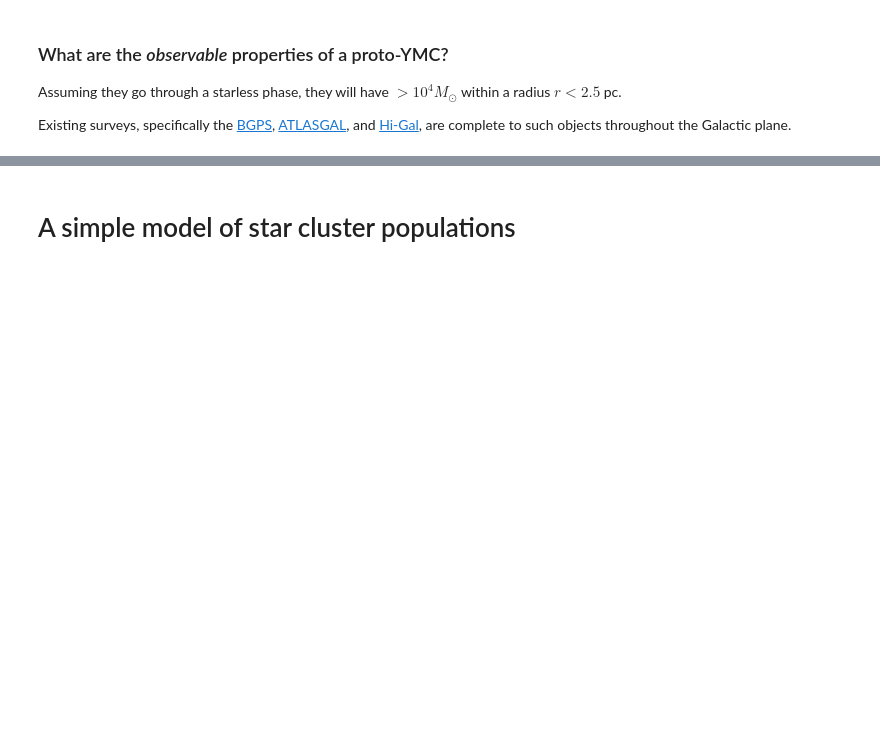
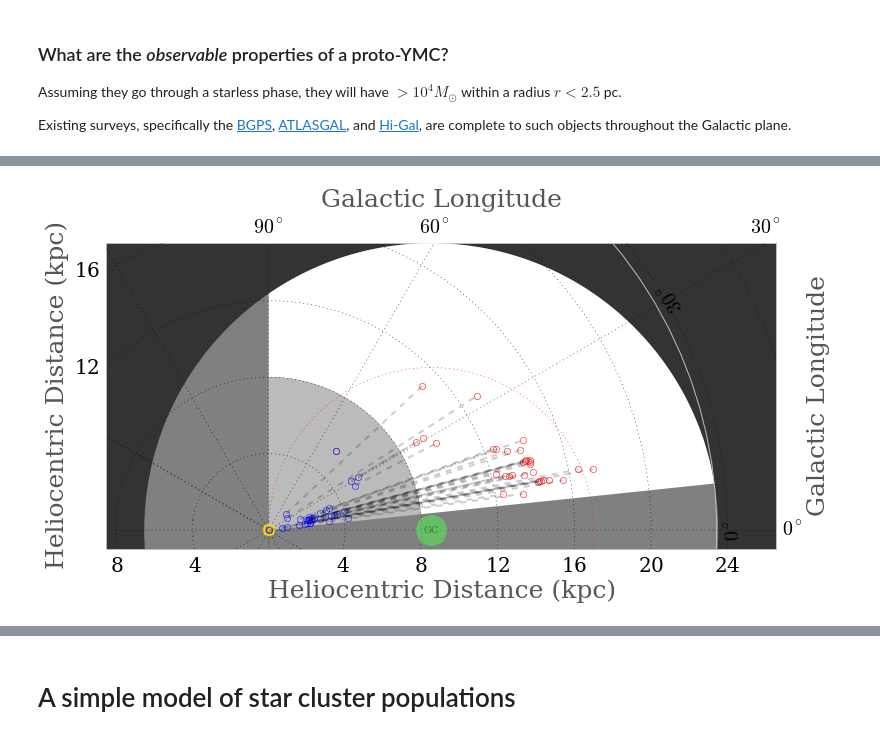
Before and after one commit to keflavich/protoclusterslides, a Jupyter notebook: ModelOfClusterFormation.ipynb, the cells around one changed output, grey strips where cells are left out. Drawn from its saved outputs; the diff is of its cells as text; code cells hidden in the pictures; blank space fills up the shorter version.

```diff
--- a/ModelOfClusterFormation.ipynb
+++ b/ModelOfClusterFormation.ipynb
@@ -87,0 +216,12 @@ Existing surveys, specifically the [BGPS](irsa.ipac.caltech.edu/data/BOLOCAM_GPS
+# %%
+mw = milkywayplots.MilkywayPlot(figure(figsize=(12,7)))
+mw.do_everything(mindist=8, maxdist=26)
+dmin = kdist.kdist(lon,lat,v,near=True,silent=True)
+selection = mmax>1e4
+mw.plot_londist(lon[selection], dmax[selection]/1e3, linestyle='none', marker='o', mfc='none', mec='r', zorder=105)
+mw.plot_londist(lon[selection], dmin[selection]/1e3, linestyle='none', marker='o', mfc='none', mec='b', zorder=105)
+mw.plot_londist([lon[selection]]*2, [dmin[selection]/1e3,dmax[selection]/1e3],
+                linestyle='--', color='k', alpha=0.2, marker='', mfc='none', mec='r', zorder=105)
+show()
+# %% [output]
+[figure, added]
```
Also changed, not shown: parts of 43 cells of this notebook.
